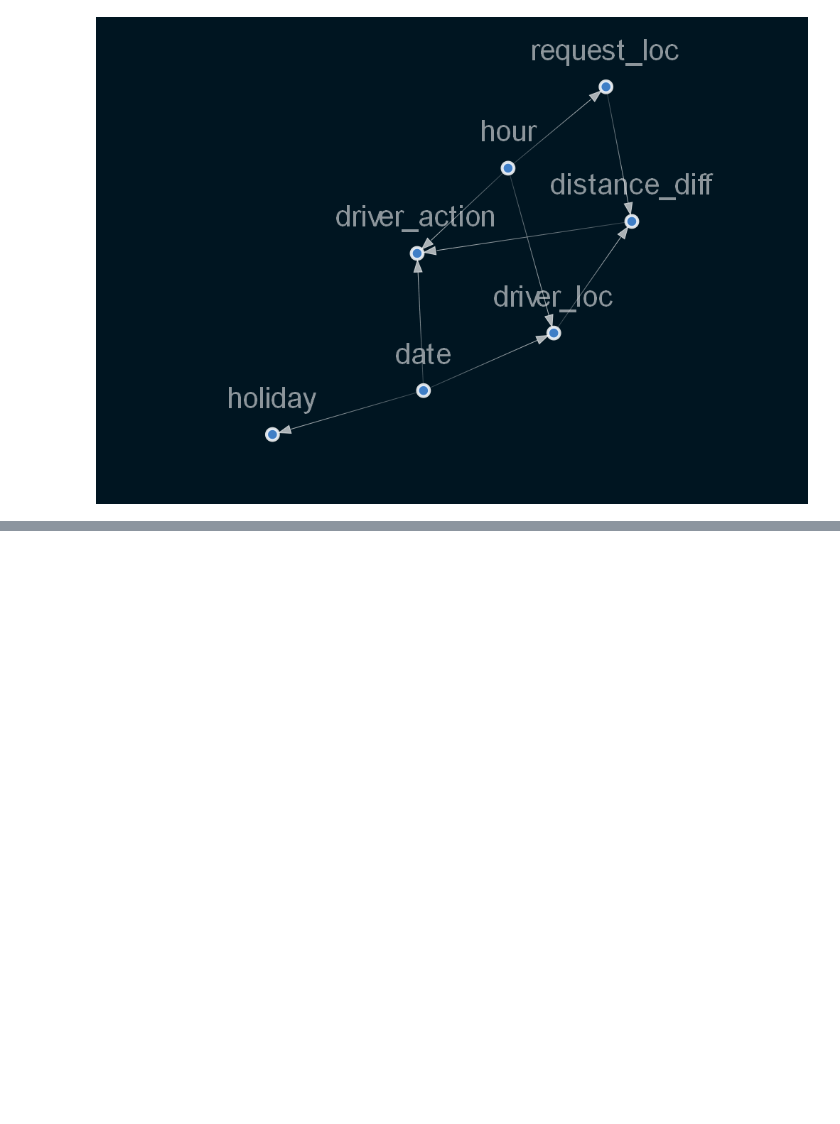
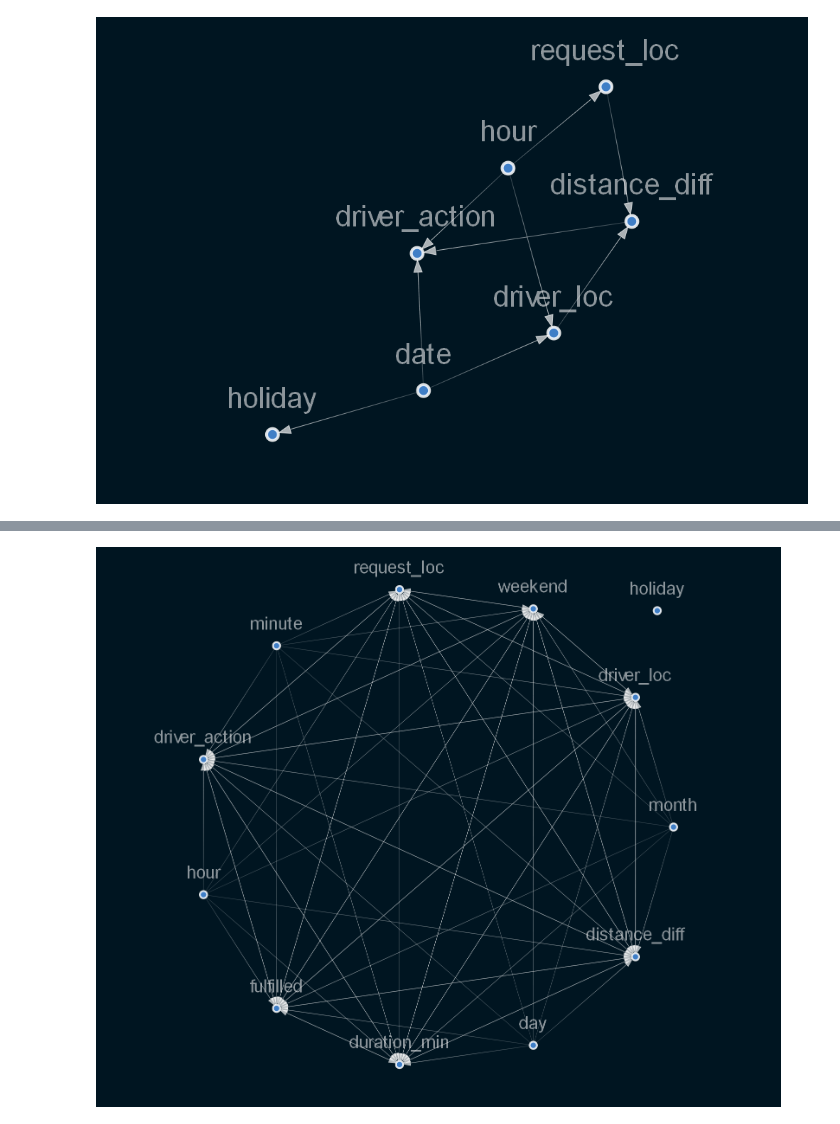
Before and after one commit to Nathnael12/Causal-Inference, a Jupyter notebook: notebooks/causal_inference.ipynb, the cells around one changed output, grey strips where cells are left out. Saved outputs shown, nothing was run; the diff lists cells and outputs as text; code cells hidden in the pictures; blank space fills up the shorter version.

Commit message:
apply bayesian estimator

```diff
--- a/notebooks/causal_inference.ipynb
+++ b/notebooks/causal_inference.ipynb
@@ -164,0 +191,11 @@ Image(viz.draw(format='png'))
+# %%
+clustered_df.drop(columns=["order_id","driver_lat","driver_lng","origin_lat","origin_lng","action_count"],inplace=True)
+# clustered_df.rename(columns={"driver_id":"driver"},inplace=True)
+# %%
+clustered_df["month"]=clustered_df["trip_start_time"].apply(lambda x: pd.to_datetime(x).month)
+clustered_df["day"]=clustered_df["trip_start_time"].apply(lambda x: pd.to_datetime(x).day)
+clustered_df["hour"]=clustered_df["trip_start_time"].apply(lambda x: pd.to_datetime(x).hour)
+clustered_df["minute"]=clustered_df["trip_start_time"].apply(lambda x: pd.to_datetime(x).minute)
+clustered_df.drop(columns="trip_start_time",inplace=True)
+# %%
+clustered_df=labe_encoder(clustered_df,["holiday","driver_action","fulfilled","weekend"])
@@ -164,0 +220,14 @@ Image(viz.draw(format='png'))
+# %%
+no_edges=[("fulfilled","duration_min"),("fulfilled","driver_loc"),("driver_action","driver_loc"),("driver_action","distance_diff"),("driver_action","duration_min")]
+sm_enhanced = from_pandas(clustered_df,tabu_child_nodes=["month","day","hour","minute"])
+# %%
+viz = plot_structure(
+    sm_enhanced,
+    graph_attributes={"scale": "0.8"},
+    all_node_attributes=NODE_STYLE.WEAK,
+    all_edge_attributes=EDGE_STYLE.WEAK,
+    prog="circo"
+)
+Image(viz.draw(format='png'))
+# %% [output]
+[figure, added]
```
Also changed, not shown: parts of 24 cells of this notebook.
